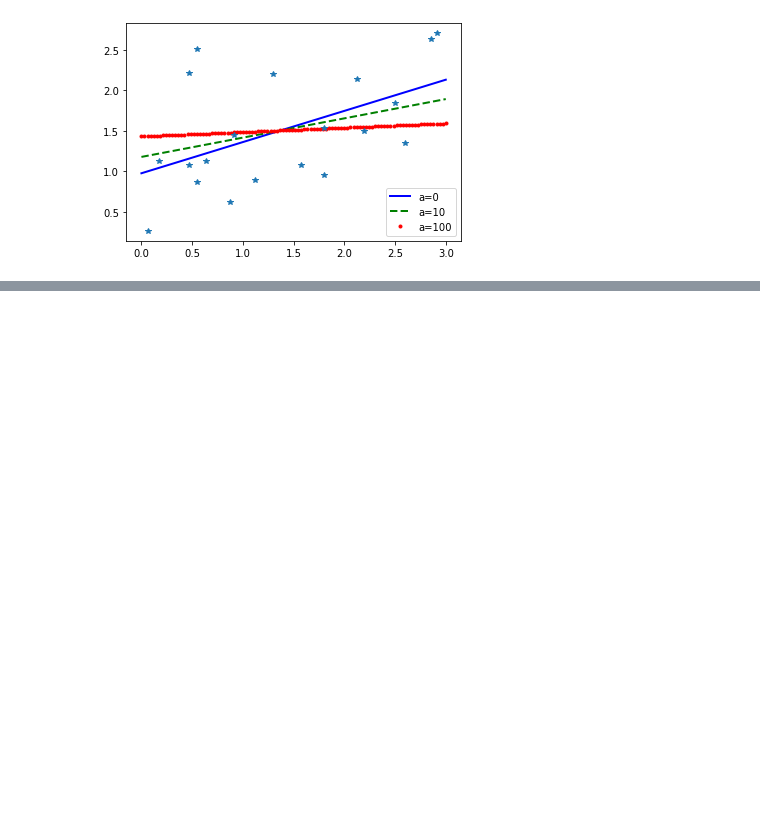
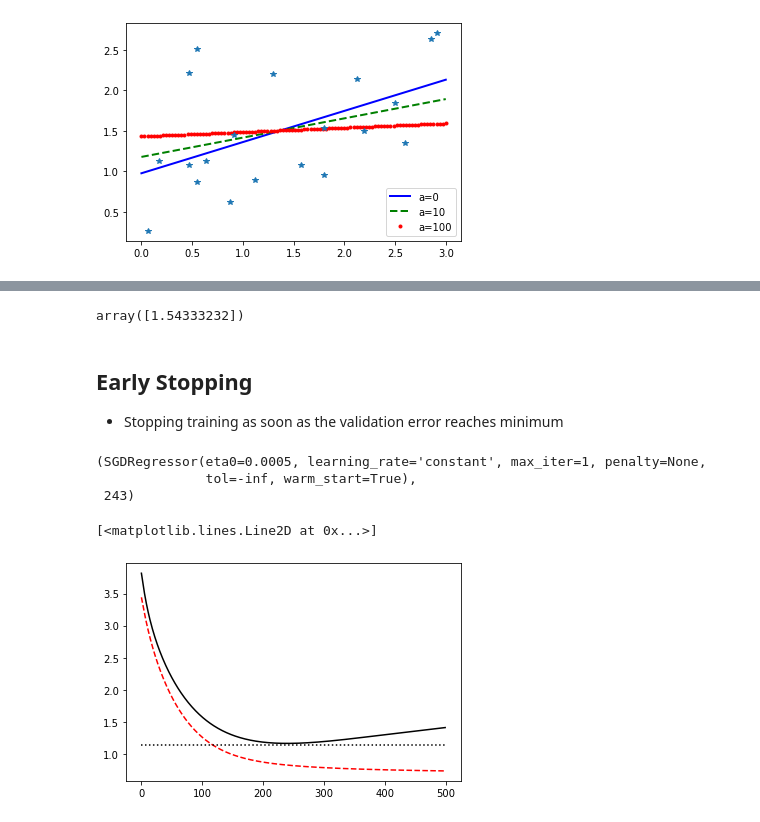
Before and after one commit to bop-hz/mltest, a Jupyter notebook: chapter4/chapter4.ipynb, the cells around one changed output, grey strips where cells are left out. Cells and saved outputs as stored; diff of their text form; code cells hidden in the pictures; blank space fills up the shorter version.

```diff
--- a/chapter4/chapter4.ipynb
+++ b/chapter4/chapter4.ipynb
@@ -279,0 +291,62 @@ plt.plot(x,y,'*')
+# %%
+from sklearn.linear_model import ElasticNet
+elastic_net = ElasticNet(alpha=0.1, l1_ratio = 0.5)
+elastic_net.fit(x,y)
+elastic_net.predict([[1.5]])
+# %% [output]
+array([1.54333232])
+# %% [markdown]
+## Early Stopping
+- Stopping training as soon as the validation error reaches minimum
+# %%
+np.random.seed(42)
+m = 100
+X = 6 * np.random.rand(m, 1) - 3
+y = 2 + X + 0.5 * X**2 + np.random.randn(m, 1)
+
+X_train, X_val, y_train, y_val = train_test_split(X[:50], y[:50].ravel(), test_size=0.5, random_state=10)
+# %%
+from copy import deepcopy
+poly_scaler = Pipeline([("poly_features",PolynomialFeatures(degree=90,include_bias=False)),
+                        ("std_scaler",StandardScaler())])
+X_train_poly_scaled = poly_scaler.fit_transform(X_train)
+X_val_poly_scaled = poly_scaler.transform(X_val)
+sgd_reg = SGDRegressor(max_iter =1,tol = -np.infty,warm_start=True,penalty = None,learning_rate = "constant",eta0 = 0.0005)
+minimum_val_error = float("inf")
+best_epoch = None
+best_model = None
+for epoch in range(1000):
+    sgd_reg.fit(X_train_poly_scaled,y_train)
+    y_val_predict = sgd_reg.predict(X_val_poly_scaled)
+    val_error = mean_squared_error(y_val,y_val_predict)
+    if val_error<minimum_val_error:
+        minimum_val_error = val_error
+        best_epoch = epoch
+        best_model = deepcopy(sgd_reg)
+# %%
+best_model,best_epoch
+# %% [output]
+(SGDRegressor(eta0=0.0005, learning_rate='constant', max_iter=1, penalty=None,
+              tol=-inf, warm_start=True),
+ 243)
+# %%
+sgd_reg = SGDRegressor(max_iter =1,tol = -np.infty,warm_start=True,penalty = None,learning_rate = "constant",eta0 = 0.0005,random_state=42)
+num_epoch = 500
+val_err = []
+train_err = []
+
+for epoch in range(num_epoch):
+    sgd_reg.fit(X_train_poly_scaled,y_train)
+    y_train_predict = sgd_reg.predict(X_train_poly_scaled)
+    y_val_predict = sgd_reg.predict(X_val_poly_scaled)
+    val_err.append(mean_squared_error(y_val,y_val_predict))
+    train_err.append(mean_squared_error(y_train,y_train_predict))
+best_val_epoch = np.argmin(val_err)
+best_val_rmse = np.sqrt(val_err[best_val_epoch])
+best_val_rmse = best_val_rmse-0.03
+plt.plot(np.sqrt(val_err),'k-')
+plt.plot(np.sqrt(train_err),'r--')
+plt.plot([0,num_epoch],[best_val_rmse,best_val_rmse],'k:')
+# %% [output]
+[<matplotlib.lines.Line2D at 0x...>]
+[figure, added]
```
Also changed, not shown: parts of 34 cells of this notebook.
